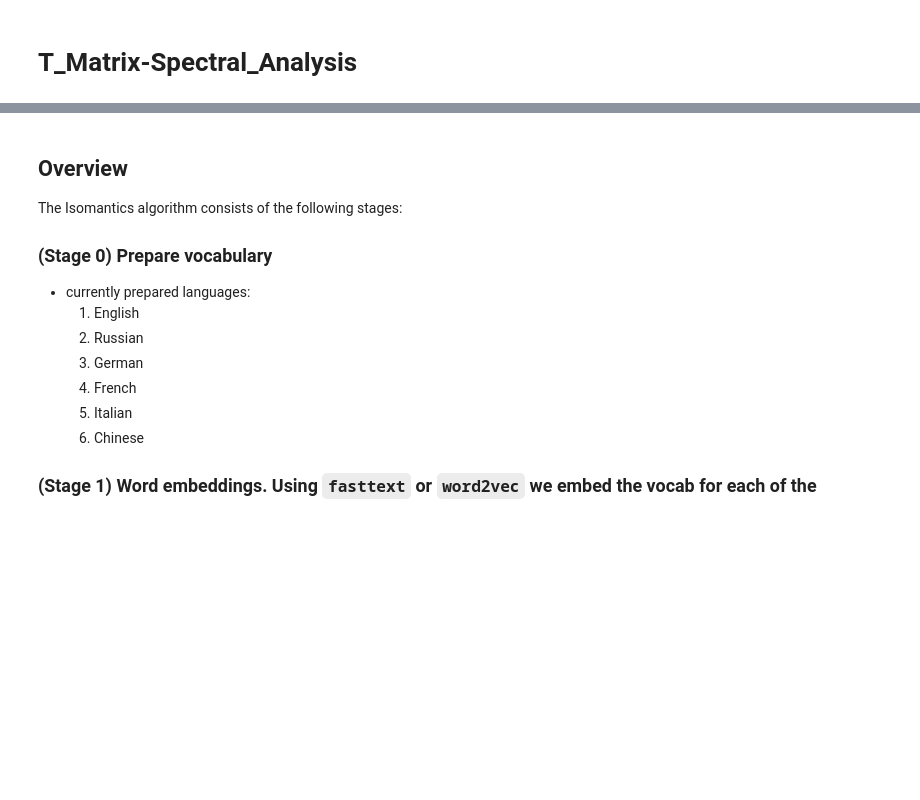
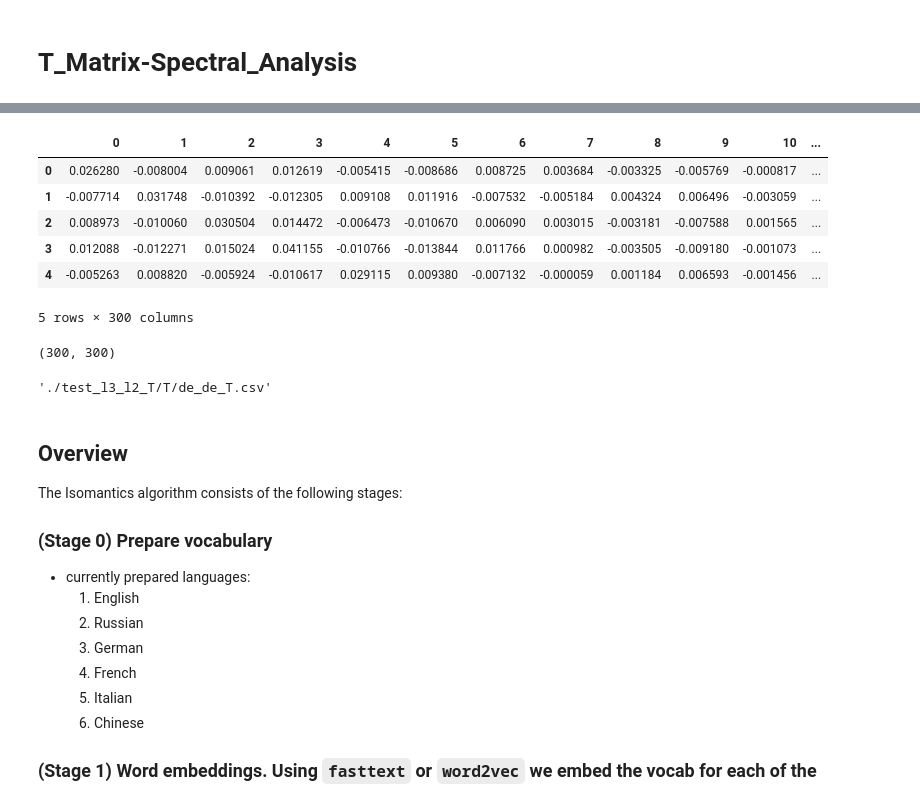
Before and after one commit to mike-tamir/IsomanticsWorkshop, a Jupyter notebook: T_Matrix-Spectral_Analysis/T_Matrix-Spectral_Analysis.ipynb, the cells around one changed output, grey strips where cells are left out. Cells and saved outputs as stored; diff of their text form; code cells hidden in the pictures; blank space fills up the shorter version.

Commit message:
Spectral Analysis importing csvs

```diff
--- a/T_Matrix-Spectral_Analysis/T_Matrix-Spectral_Analysis.ipynb
+++ b/T_Matrix-Spectral_Analysis/T_Matrix-Spectral_Analysis.ipynb
@@ -2,0 +201,20 @@
+# %%
+from IPython.display import display, HTML
+
+pd.options.display.max_rows = 90
+pd.options.display.max_columns = 200
+
+df = pd.read_csv(T_matrix_full_path, names=range(300))
+df.head()
+# %% [output]
+|  | 0 | 1 | 2 | 3 | 4 | 5 | 6 | 7 | 8 | 9 | 10 | ... |
+| 0 | 0.026280 | -0.008004 | 0.009061 | 0.012619 | -0.005415 | -0.008686 | 0.008725 | 0.003684 | -0.003325 | -0.005769 | -0.000817 | ... |
+| 1 | -0.007714 | 0.031748 | -0.010392 | -0.012305 | 0.009108 | 0.011916 | -0.007532 | -0.005184 | 0.004324 | 0.006496 | -0.003059 | ... |
+| 2 | 0.008973 | -0.010060 | 0.030504 | 0.014472 | -0.006473 | -0.010670 | 0.006090 | 0.003015 | -0.003181 | -0.007588 | 0.001565 | ... |
+| 3 | 0.012088 | -0.012271 | 0.015024 | 0.041155 | -0.010766 | -0.013844 | 0.011766 | 0.000982 | -0.003505 | -0.009180 | -0.001073 | ... |
+| 4 | -0.005263 | 0.008820 | -0.005924 | -0.010617 | 0.029115 | 0.009380 | -0.007132 | -0.000059 | 0.001184 | 0.006593 | -0.001456 | ... |
+5 rows × 300 columns
+# %%
+df.shape
+# %% [output]
+(300, 300)
@@ -3,2 +223,6 @@
+# %%
+T_matrix_full_path
+# %% [output]
+'./test_l3_l2_T/T/de_de_T.csv'
 # %%
 # Set list of T_matrix full paths
```
Also changed, not shown: parts of 9 cells of this notebook.
